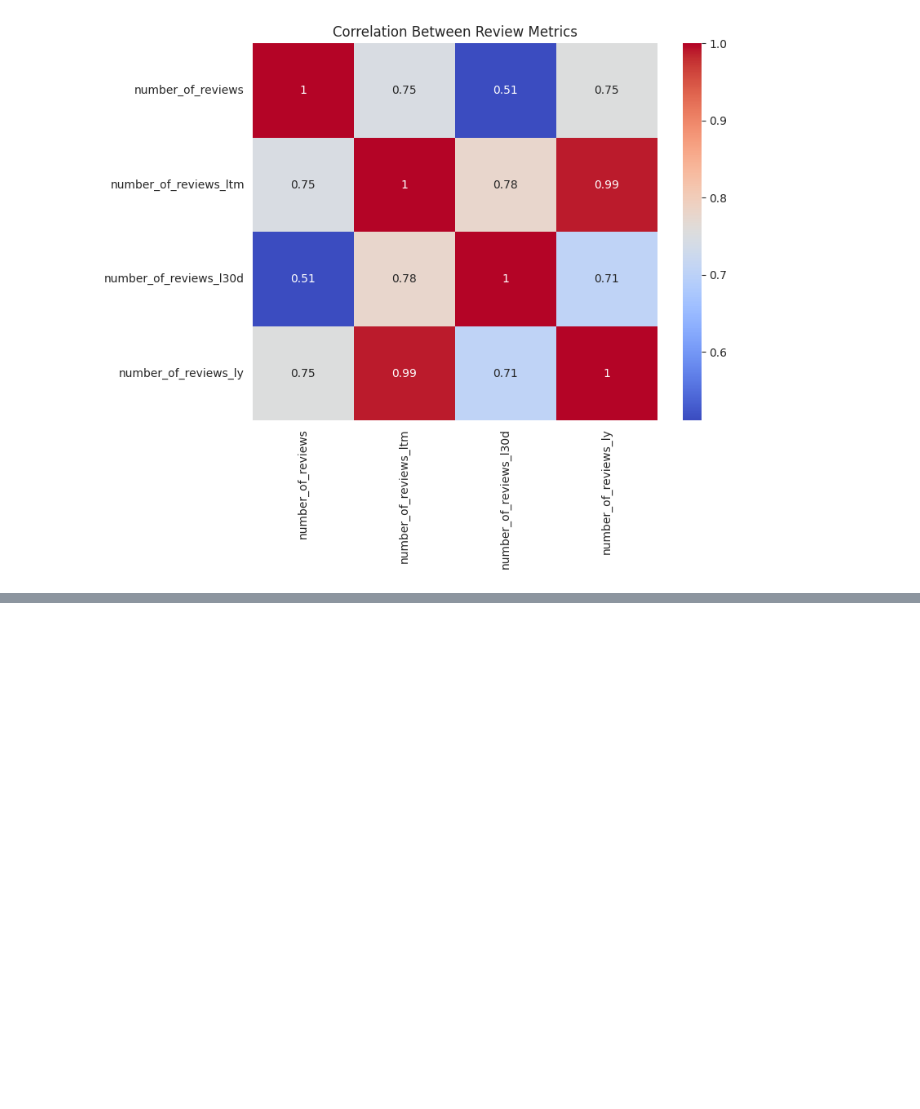
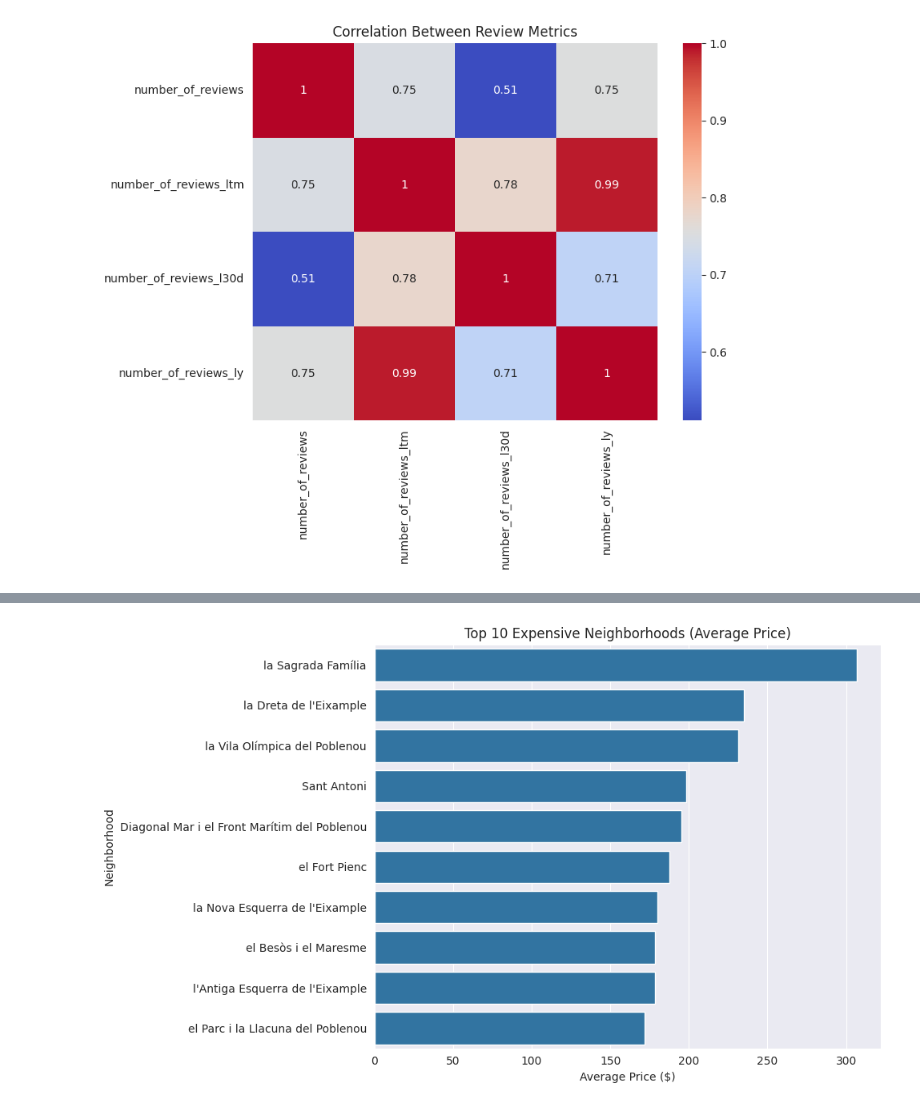
Before and after one commit to dominika232323/Harsh-Review-Detector, a Jupyter notebook: notebooks/1.0-db-data-analysis.ipynb, the cells around one changed output, grey strips where cells are left out. Saved outputs shown, nothing was run; the diff lists cells and outputs as text; code cells hidden in the pictures; blank space fills up the shorter version.

```diff
--- a/notebooks/1.0-db-data-analysis.ipynb
+++ b/notebooks/1.0-db-data-analysis.ipynb
@@ -393,0 +418,11 @@ plt.show()
+# %%
+plt.figure(figsize=(10, 6))
+avg_price_by_neigh = df.groupby('neighbourhood_cleansed')['price'].mean().sort_values(ascending=False).head(10)
+sns.barplot(x=avg_price_by_neigh.values, y=avg_price_by_neigh.index)
+plt.title("Top 10 Expensive Neighborhoods (Average Price)")
+plt.xlabel("Average Price ($)")
+plt.ylabel("Neighborhood")
+plt.tight_layout()
+plt.show()
+# %% [output]
+[figure, added]
```
Also changed, not shown: parts of 11 cells of this notebook.
